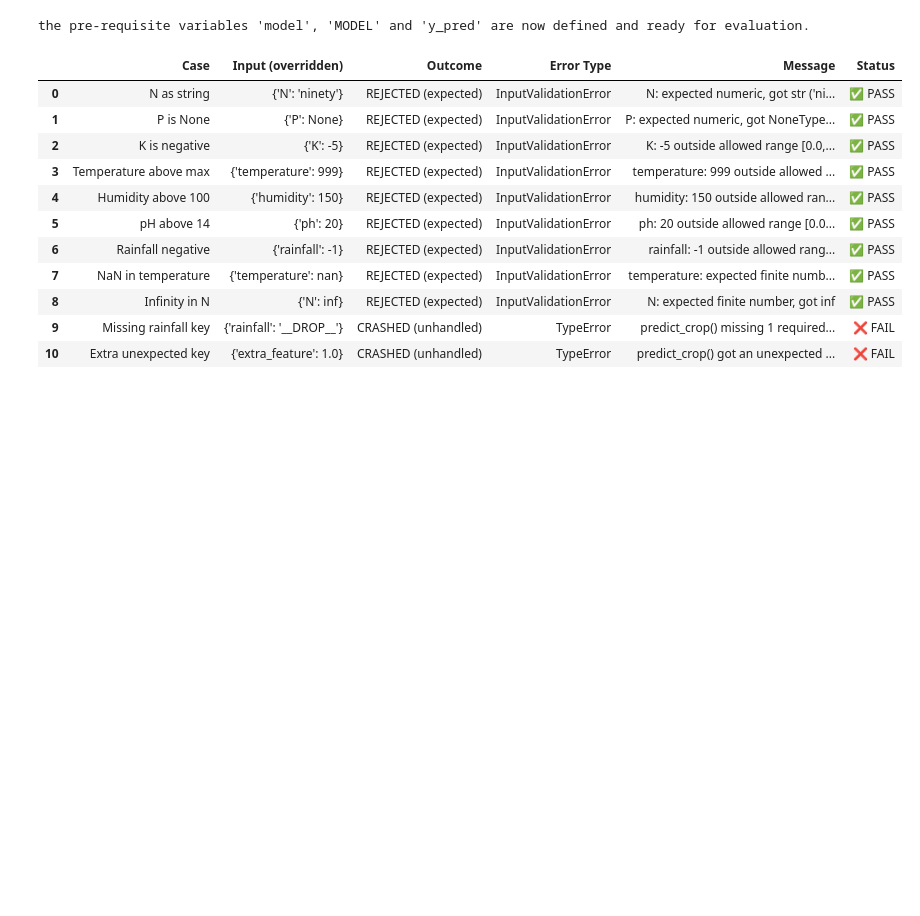
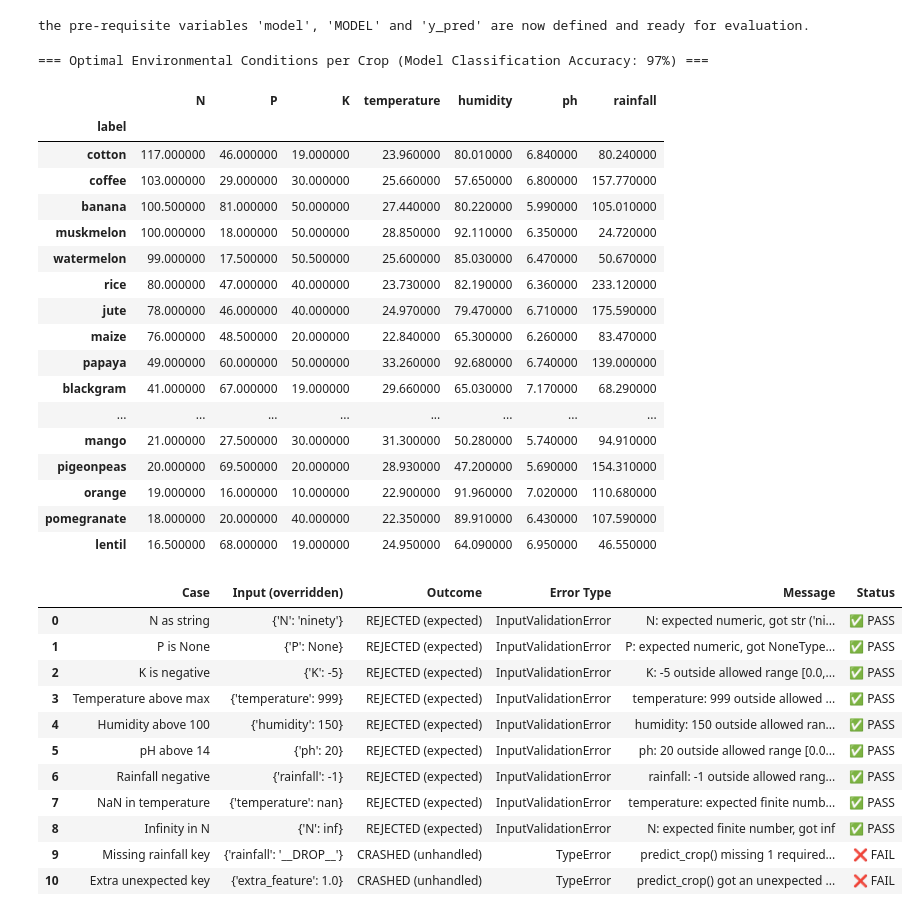
Before and after one commit to Minimire/CROP-RECOMMENDATION-app, a Jupyter notebook: Module_6_pythons.ipynb, the cells around one changed output. Cells and saved outputs as stored; diff of their text form; code cells hidden in the pictures; blank space fills up the shorter version.

```diff
--- a/Module_6_pythons.ipynb
+++ b/Module_6_pythons.ipynb
@@ -491,6 +538,35 @@ SHAP FEATURE IMPORTANCE RANKING:
 | 6 | ph | 0.005142 |
 [figure]
 the pre-requisite variables 'model', 'MODEL' and 'y_pred' are now defined and ready for evaluation.
+# %%
+# Calculate median optimal conditions for each crop
+optimal_conditions = df.groupby('label').median().round(2)
+
+# Sort by Nitrogen requirement to group similar nutrient crops together
+optimal_conditions_sorted = optimal_conditions.sort_values(by='N', ascending=False)
+
+print("=== Optimal Environmental Conditions per Crop (Model Classification Accuracy: 97%) ===")
+display(optimal_conditions_sorted.style.background_gradient(cmap='YlGn'))
+# %% [output]
+=== Optimal Environmental Conditions per Crop (Model Classification Accuracy: 97%) ===
+|  | N | P | K | temperature | humidity | ph | rainfall |
+| label |  |  |  |  |  |  |  |
+| cotton | 117.000000 | 46.000000 | 19.000000 | 23.960000 | 80.010000 | 6.840000 | 80.240000 |
+| coffee | 103.000000 | 29.000000 | 30.000000 | 25.660000 | 57.650000 | 6.800000 | 157.770000 |
+| banana | 100.500000 | 81.000000 | 50.000000 | 27.440000 | 80.220000 | 5.990000 | 105.010000 |
+| muskmelon | 100.000000 | 18.000000 | 50.000000 | 28.850000 | 92.110000 | 6.350000 | 24.720000 |
+| watermelon | 99.000000 | 17.500000 | 50.500000 | 25.600000 | 85.030000 | 6.470000 | 50.670000 |
+| rice | 80.000000 | 47.000000 | 40.000000 | 23.730000 | 82.190000 | 6.360000 | 233.120000 |
+| jute | 78.000000 | 46.000000 | 40.000000 | 24.970000 | 79.470000 | 6.710000 | 175.590000 |
+| maize | 76.000000 | 48.500000 | 20.000000 | 22.840000 | 65.300000 | 6.260000 | 83.470000 |
+| papaya | 49.000000 | 60.000000 | 50.000000 | 33.260000 | 92.680000 | 6.740000 | 139.000000 |
+| blackgram | 41.000000 | 67.000000 | 19.000000 | 29.660000 | 65.030000 | 7.170000 | 68.290000 |
+| ... | ... | ... | ... | ... | ... | ... | ... |
+| mango | 21.000000 | 27.500000 | 30.000000 | 31.300000 | 50.280000 | 5.740000 | 94.910000 |
+| pigeonpeas | 20.000000 | 69.500000 | 20.000000 | 28.930000 | 47.200000 | 5.690000 | 154.310000 |
+| orange | 19.000000 | 16.000000 | 10.000000 | 22.900000 | 91.960000 | 7.020000 | 110.680000 |
+| pomegranate | 18.000000 | 20.000000 | 40.000000 | 22.350000 | 89.910000 | 6.430000 | 107.590000 |
+| lentil | 16.500000 | 68.000000 | 19.000000 | 24.950000 | 64.090000 | 6.950000 | 46.550000 |
 # %%
 
 # CELL 10: — Functional test cases (hardened)
```
Also changed, not shown: parts of 5 cells of this notebook.
